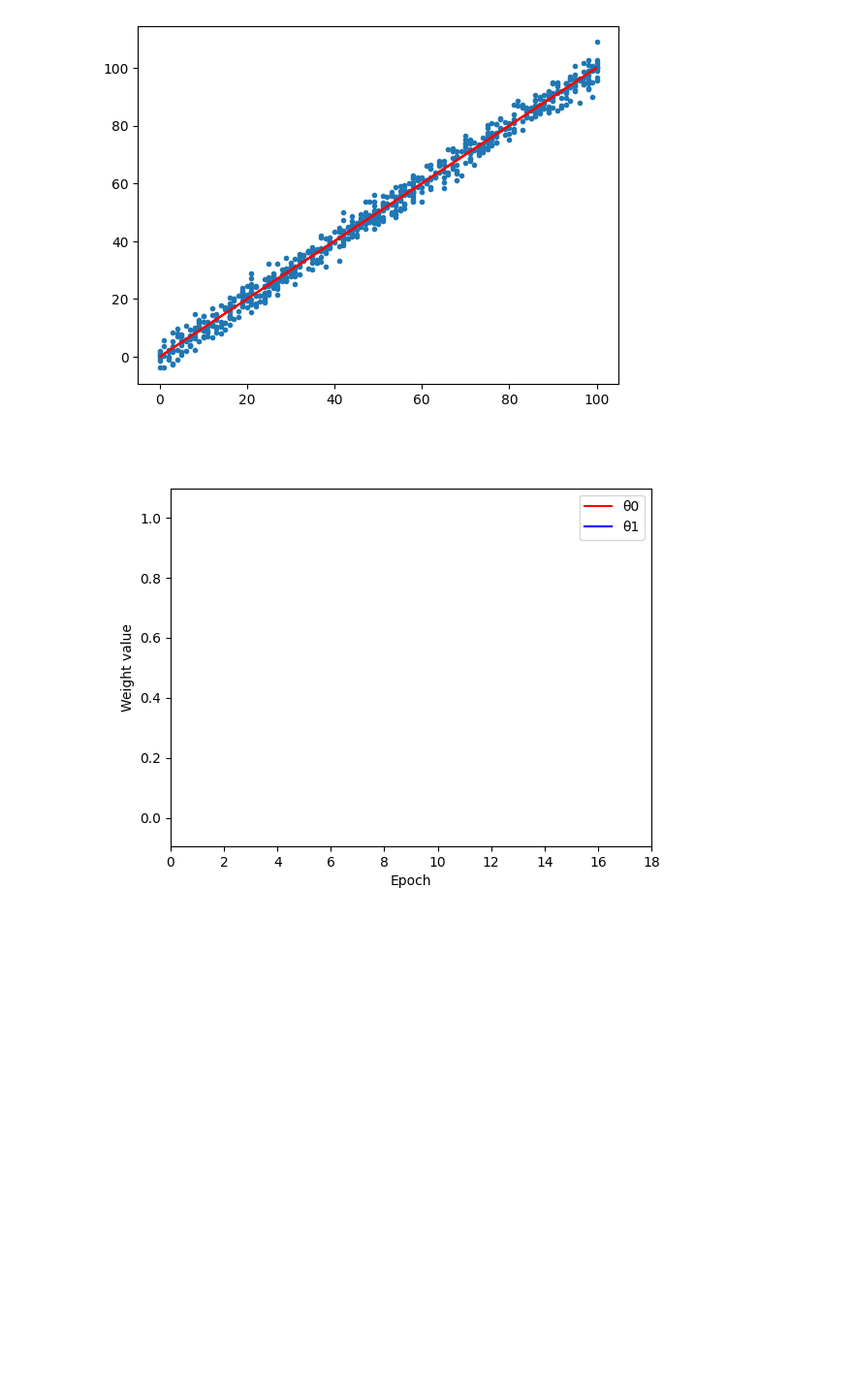
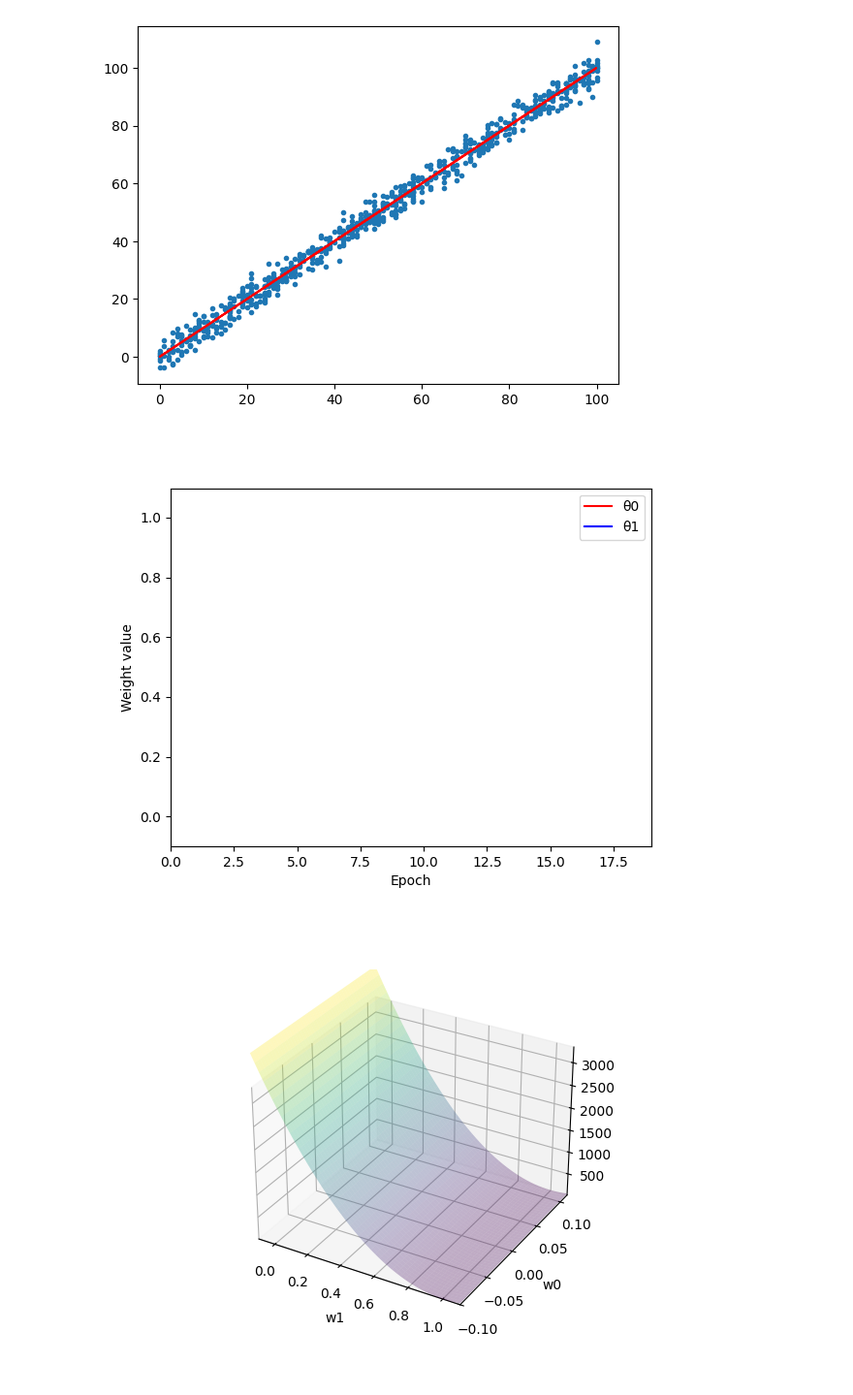
Before and after one commit to lategardener/CS229-from-scratch, a Jupyter notebook: LinearRegression/linear_regression.ipynb, the cells around one changed output. Shown at 97% size. Drawn from its saved outputs; the diff is of its cells as text; code cells hidden in the pictures; blank space fills up the shorter version.

Commit message:
linear regression :visualisation of loss evolution

```diff
--- a/LinearRegression/linear_regression.ipynb
+++ b/LinearRegression/linear_regression.ipynb
@@ -41,6 +38,9 @@ y = df_train["y"].values.reshape(-1, 1)
 # %% [markdown]
 <h2 align="center" style="color:#f0e912">TRAINING</h2>
 # %%
+# Transform features and target into numpy
+X = df_train["x"].values.reshape(-1, 1)
+y = df_train["y"].values.reshape(-1, 1)
 # Intercept feature
 i_term = np.ones((len(X), 1))
 # Add intercept feature in other features
@@ -49,6 +49,7 @@ X = np.concatenate((i_term, X), axis=1)
 w = np.zeros((X.shape[1], 1))
 # Weights history
 weights_history = []
+loss_history = []
 # %%
 # Hypothesis function
 def h_function(x):
@@ -105,6 +132,9 @@ ax.plot(image, image, color="red")
 # %% [output]
 [<matplotlib.lines.Line2D at 0x...>]
 [figure]
+# %%
+weights_history = np.array([w.flatten() for w in weights_history])
+loss_history = np.array(loss_history, dtype=np.float64)
 # %%
 """
 # Plot weights evolution over time
@@ -112,8 +142,6 @@ ax.plot(image, image, color="red")
 
 from matplotlib import animation
 %matplotlib widget
-
-weights_history = np.array([w.flatten() for w in weights_history])
 
 fig, ax = plt.subplots()
 ax.set_xlabel("Epoch")
@@ -156,4 +184,70 @@ ani = animation.FuncAnimation(
 
 plt.show()
 # %% [output]
-[figure, old version]
+[figure, new version]
+# %%
+from matplotlib import pyplot as plt
+from matplotlib import animation
+import numpy as np
+
+%matplotlib widget
+
+epochs = len(weights_history)
+n_frames_between_epochs = 60  # More frames for smoother animation
+n_frames = (epochs-1) * n_frames_between_epochs + 1
+
+# --- Interpolate weights and loss for smooth animation ---
+x_smooth = np.linspace(0, epochs-1, n_frames)
+w0_smooth = np.interp(x_smooth, np.arange(epochs), weights_history[:,0])
+w1_smooth = np.interp(x_smooth, np.arange(epochs), weights_history[:,1])
+loss_smooth = np.interp(x_smooth, np.arange(epochs), loss_history)
+
+# --- 3D figure setup ---
+fig = plt.figure()
+ax = fig.add_subplot(111, projection='3d')
+ax.set_xlabel("w1")  # swapped axis
+ax.set_ylabel("w0")  # swapped axis
+
+# --- Set axis limits ---
+ax.set_xlim(np.min(weights_history[:,1])-0.1, np.max(weights_history[:,1])+0.1)
+ax.set_ylim(np.min(weights_history[:,0])-0.1, np.max(weights_history[:,0])+0.1)
+ax.set_zlim(np.min(loss_history)-1, np.max(loss_history)+1)
+
+# --- Create a surface (loss "landscape") ---
+# Grid for w0 and w1
+w0_grid = np.linspace(np.min(weights_history[:,0])-0.1, np.max(weights_history[:,0])+0.1, 50)
+w1_grid = np.linspace(np.min(weights_history[:,1])-0.1, np.max(weights_history[:,1])+0.1, 50)
+W1, W0 = np.meshgrid(w1_grid, w0_grid)  # swap axes to match plot
+
+# Compute cost function on the grid
+Z = np.array([[np.sum((X @ np.array([[w0],[w1]]) - y)**2)/len(y)
+               for w0, w1 in zip(row_w0, row_w1)]
+              for row_w0, row_w1 in zip(W0, W1)])
+
+# Plot semi-transparent surface
+ax.plot_surface(W1, W0, Z, alpha=0.3, cmap='viridis')
+
+# --- Animated line showing weight progression ---
+line, = ax.plot([], [], [], 'r-', lw=2)
+
+def init():
+    # Initialize empty line
+    line.set_data([], [])
+    line.set_3d_properties([])
+    return line,
+
+def update(frame):
+    # Update line up to the current frame
+    line.set_data(w1_smooth[:frame+1], w0_smooth[:frame+1])  # swapped axes
+    line.set_3d_properties(loss_smooth[:frame+1])
+    return line,
+
+# --- Create animation ---
+ani = animation.FuncAnimation(
+    fig, update, frames=n_frames,
+    init_func=init, blit=True, interval=20, repeat=False
+)
+
+plt.show()
+# %% [output]
+[figure, added]
```
Also changed, not shown: parts of 4 cells of this notebook.
